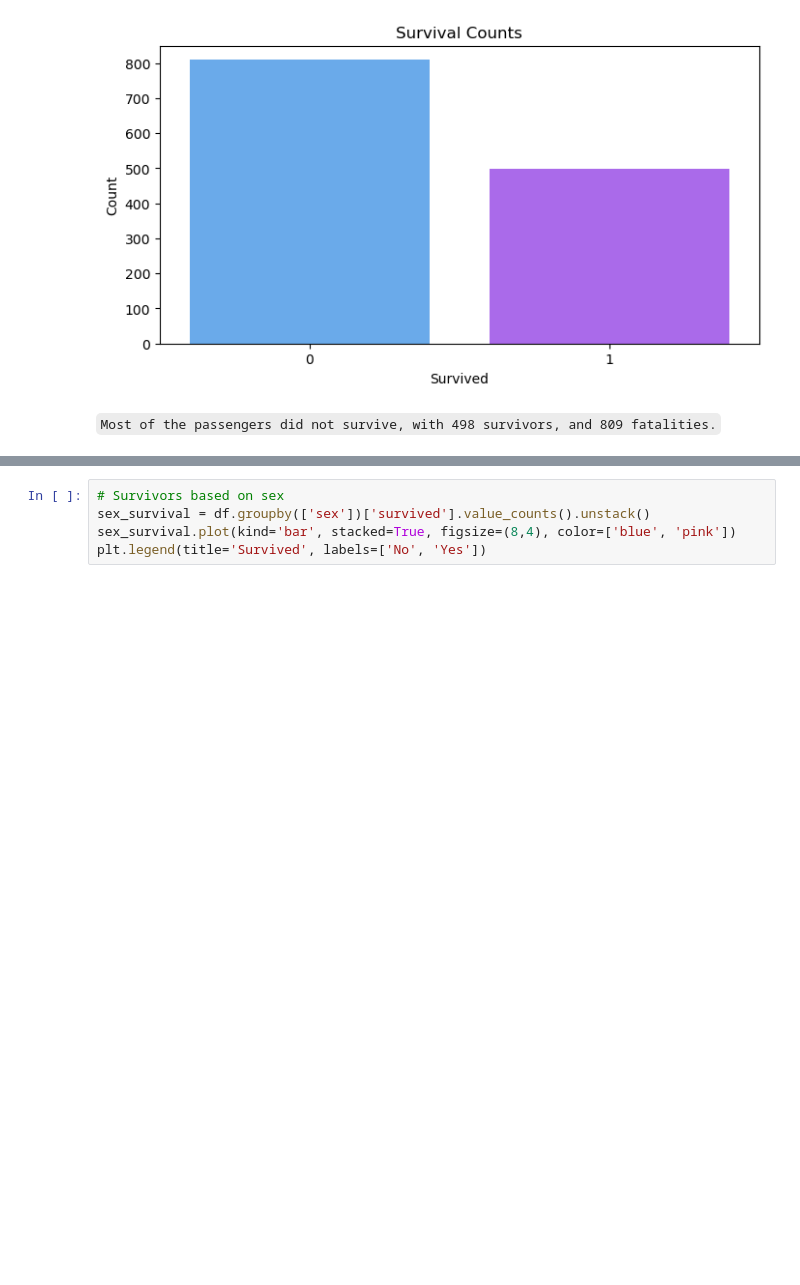
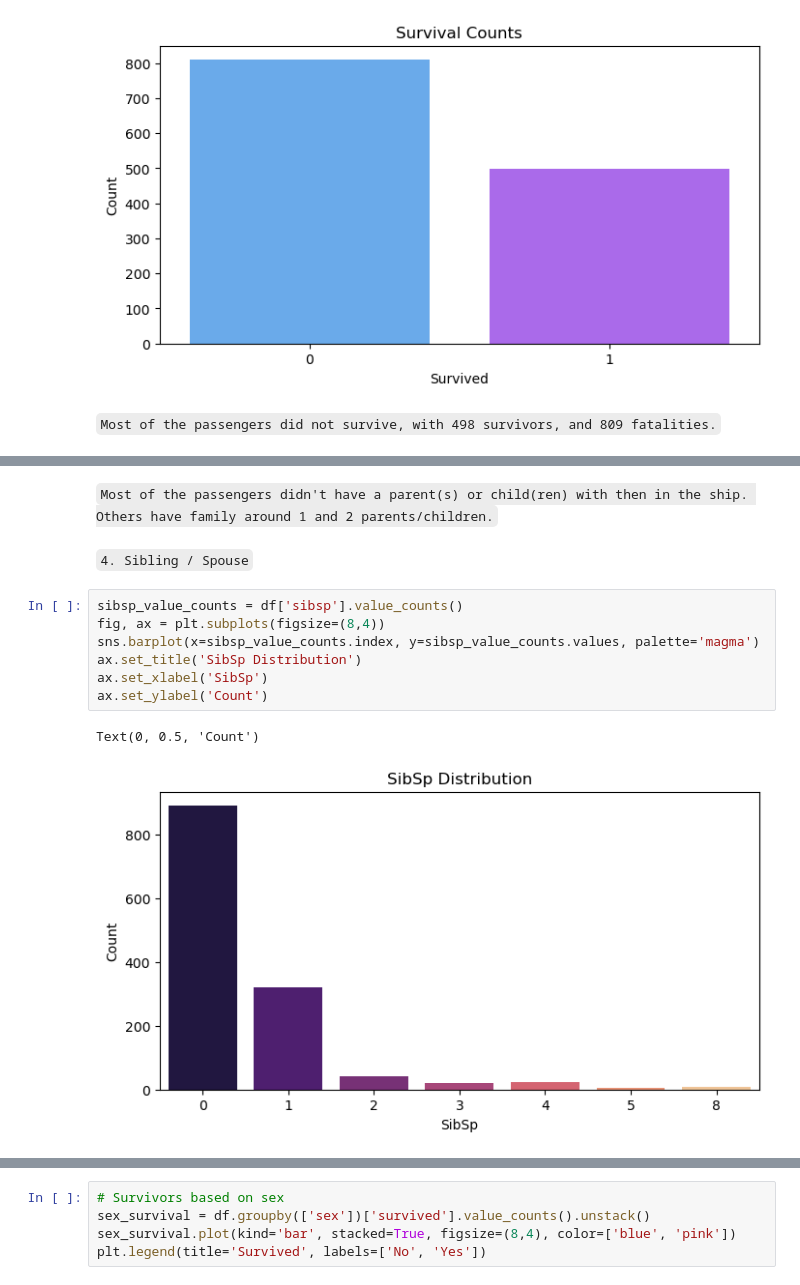
Before and after one commit to martin-m-kinoti/titanic, a Jupyter notebook: EDA.ipynb, the cells around one changed output, grey strips where cells are left out. Saved outputs shown, nothing was run; the diff lists cells and outputs as text; blank space fills up the shorter version.

```diff
--- a/EDA.ipynb
+++ b/EDA.ipynb
@@ -44,0 +83,14 @@ Text(0, 0.5, 'Count')
+# %% [markdown]
+`Most of the passengers didn't have a parent(s) or child(ren) with then in the ship. Others have family around 1 and 2 parents/children.`
+# %% [markdown]
+`4. Sibling / Spouse`
+# %%
+sibsp_value_counts = df['sibsp'].value_counts()
+fig, ax = plt.subplots(figsize=(8,4))
+sns.barplot(x=sibsp_value_counts.index, y=sibsp_value_counts.values, palette='magma')
+ax.set_title('SibSp Distribution')
+ax.set_xlabel('SibSp')
+ax.set_ylabel('Count')
+# %% [output]
+Text(0, 0.5, 'Count')
+[figure, added]
```
Also changed, not shown: parts of 41 cells of this notebook.
